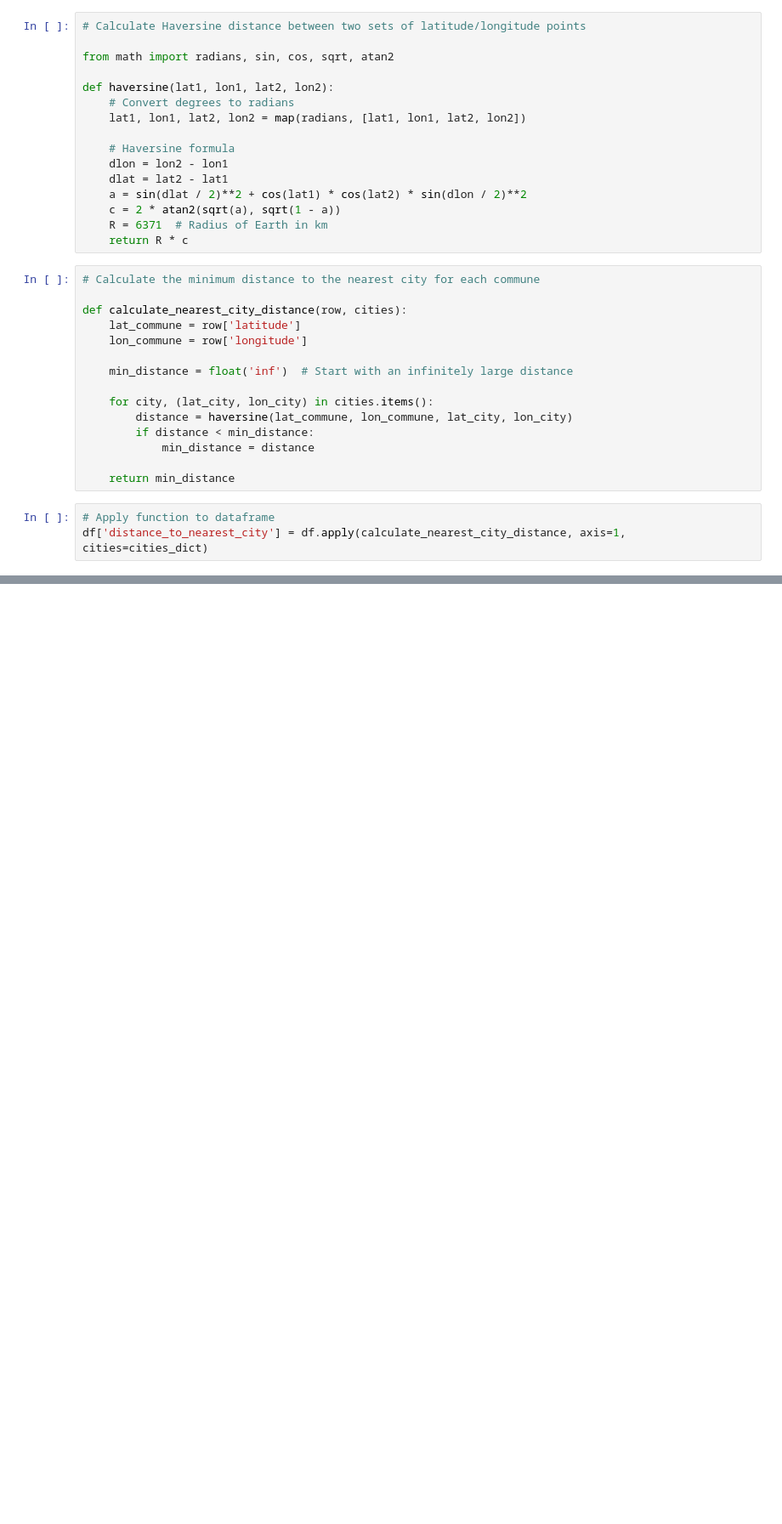
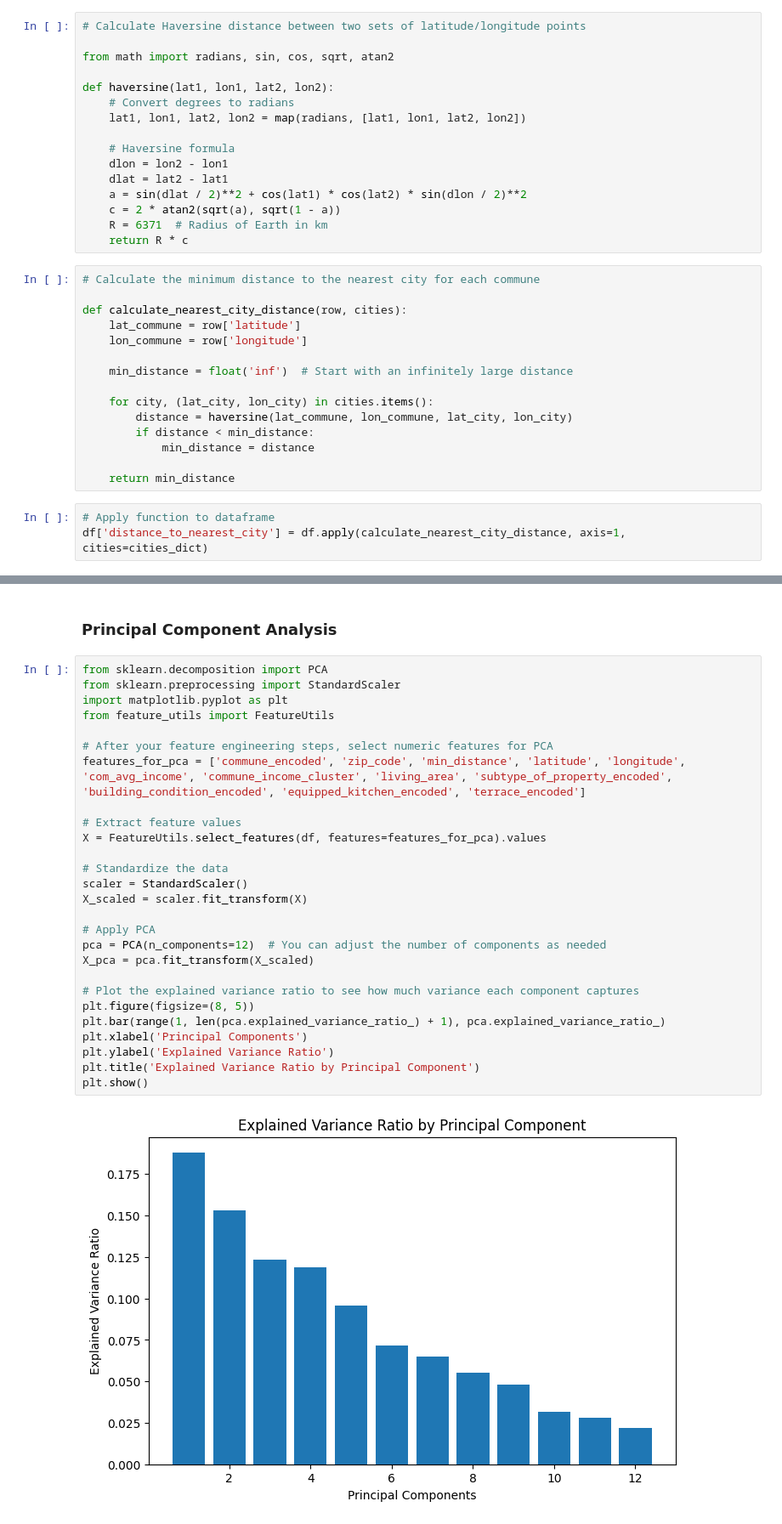
Before and after one commit to Miriam-Stoehr/challenge-regression, a Jupyter notebook: testing.ipynb, the cells around one changed output, grey strips where cells are left out. Shown at 85% size. Saved outputs shown, nothing was run; the diff lists cells and outputs as text; blank space fills up the shorter version.

```diff
--- a/tray/testing.ipynb
+++ b/testing.ipynb
@@ -394,0 +444,31 @@ df['distance_to_nearest_city'] = df.apply(calculate_nearest_city_distance, axis=
+# %% [markdown]
+### Principal Component Analysis
+# %%
+from sklearn.decomposition import PCA
+from sklearn.preprocessing import StandardScaler
+import matplotlib.pyplot as plt
+from feature_utils import FeatureUtils
+
+# After your feature engineering steps, select numeric features for PCA
+features_for_pca = ['commune_encoded', 'zip_code', 'min_distance', 'latitude', 'longitude', 'com_avg_income', 'commune_income_cluster', 'living_area', 'subtype_of_property_encoded', 'building_condition_encoded', 'equipped_kitchen_encoded', 'terrace_encoded']
+
+# Extract feature values
+X = FeatureUtils.select_features(df, features=features_for_pca).values
+
+# Standardize the data
+scaler = StandardScaler()
+X_scaled = scaler.fit_transform(X)
+
+# Apply PCA
+pca = PCA(n_components=12)  # You can adjust the number of components as needed
+X_pca = pca.fit_transform(X_scaled)
+
+# Plot the explained variance ratio to see how much variance each component captures
+plt.figure(figsize=(8, 5))
+plt.bar(range(1, len(pca.explained_variance_ratio_) + 1), pca.explained_variance_ratio_)
+plt.xlabel('Principal Components')
+plt.ylabel('Explained Variance Ratio')
+plt.title('Explained Variance Ratio by Principal Component')
+plt.show()
+# %% [output]
+[figure, added]
```
Also changed, not shown: parts of 6 cells of this notebook, 8 other files.
